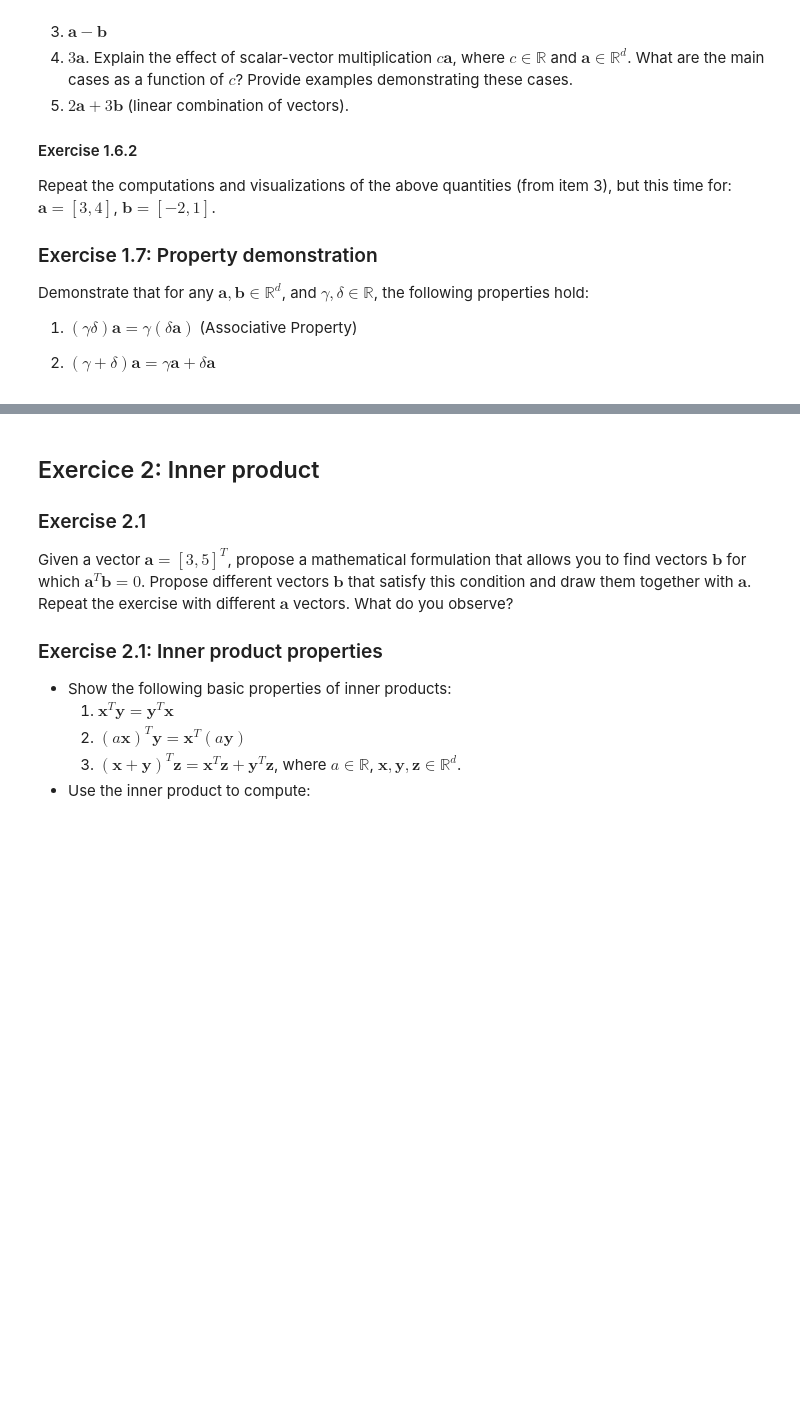
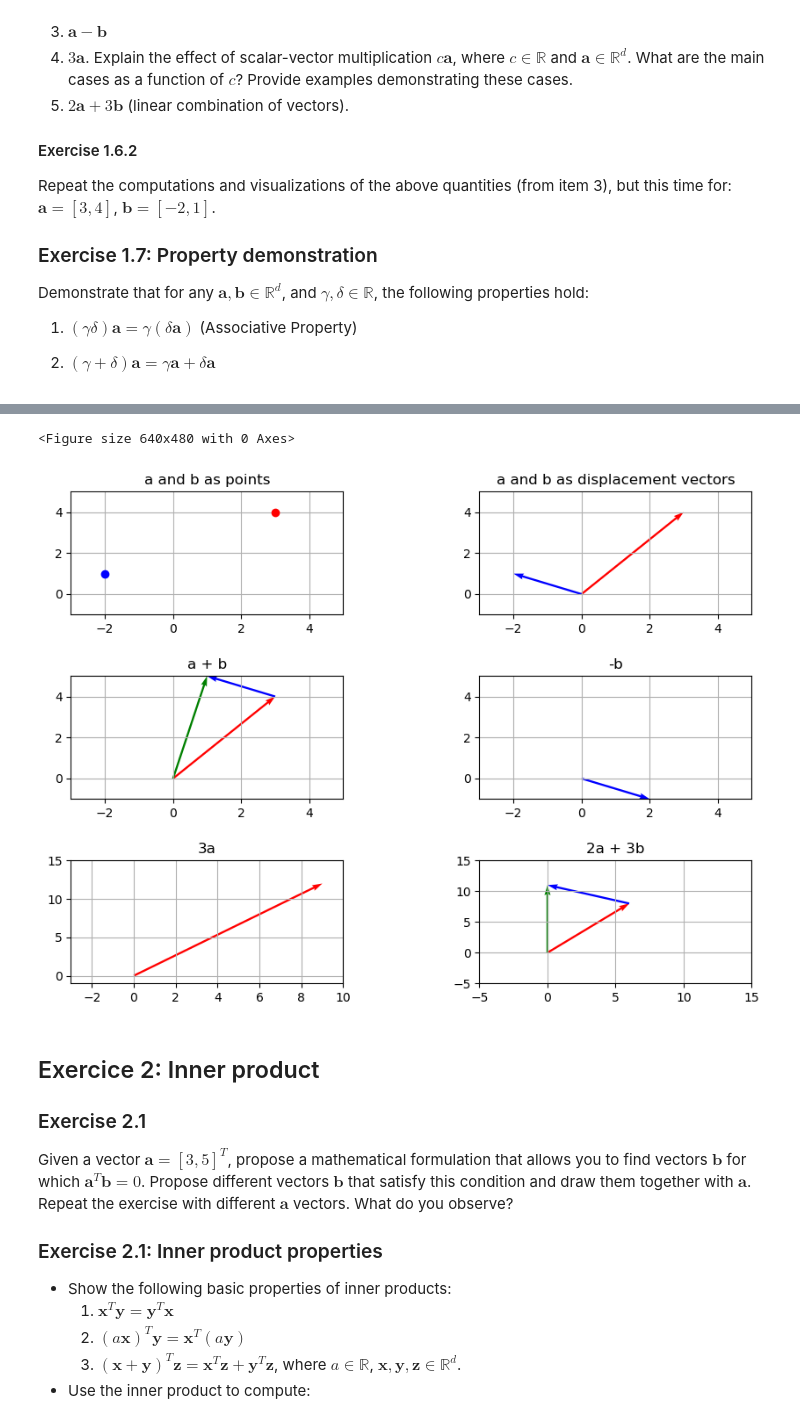
Before and after one commit to Briefgarde/TP1-KNN, a Jupyter notebook: tp1.ipynb, the cells around one changed output, grey strips where cells are left out. Cells and saved outputs as stored; diff of their text form; code cells hidden in the pictures; blank space fills up the shorter version.

Commit message:
did the rest of the first set of exercises

```diff
--- a/tp1.ipynb
+++ b/tp1.ipynb
@@ -99,3 +163,70 @@ Can be done here or on a report.
+# %%
+# Exercise 1.6.2
+
+import numpy as np
+import matplotlib.pyplot as plt
+
+a = np.array([3, 4])
+b = np.array([-2, 1])
+
+plt.figure()
+plt.figure(figsize=(10, 10))
+
+# Plot a and b as points
+plt.subplot(421)
+plt.title('a and b as points')
+plt.xlim(-3, 5)
+plt.ylim(-1, 5)
+plt.plot(a[0], a[1], 'ro')
+plt.plot(b[0], b[1], 'bo')
+plt.grid()
+# Plot a and b as displacement vectors
+plt.subplot(422)
+plt.title('a and b as displacement vectors')
+plt.xlim(-3, 5)
+plt.ylim(-1, 5)
+plt.quiver(0, 0, a[0], a[1], angles='xy', scale_units='xy', scale=1, color='r')
+plt.quiver(0, 0, b[0], b[1], angles='xy', scale_units='xy', scale=1, color='b')
+plt.grid()
+# Plot a + b
+plt.subplot(423)
+plt.title('a + b')
+plt.xlim(-3, 5)
+plt.ylim(-1, 5)
+plt.quiver(0, 0, a[0], a[1], angles='xy', scale_units='xy', scale=1, color='r')
+plt.quiver(a[0], a[1], b[0], b[1], angles='xy', scale_units='xy', scale=1, color='b')
+plt.quiver(0, 0, a[0] + b[0], a[1] + b[1], angles='xy', scale_units='xy', scale=1, color='g')
+plt.grid()
+# Plot -b
+plt.subplot(424)
+plt.title('-b')
+plt.xlim(-3, 5)
+plt.ylim(-1, 5)
+plt.quiver(0, 0, -b[0], -b[1], angles='xy', scale_units='xy', scale=1, color='b')
+plt.grid()
+# Plot 3a
+plt.subplot(425)
+plt.title('3a')
+plt.xlim(-3, 10)
+plt.ylim(-1, 15)
+plt.quiver(0, 0, 3*a[0], 3*a[1], angles='xy', scale_units='xy', scale=1, color='r')
+plt.grid()
+# Plot 2a + 3b
+plt.subplot(426)
+plt.title('2a + 3b')
+plt.xlim(-5, 15)
+plt.ylim(-5, 15)
+plt.quiver(0, 0, 2*a[0], 2*a[1], angles='xy', scale_units='xy', scale=1, color='r')
+plt.quiver(2*a[0], 2*a[1], 3*b[0], 3*b[1], angles='xy', scale_units='xy', scale=1, color='b')
+plt.quiver(0, 0, 2*a[0] + 3*b[0], 2*a[1] + 3*b[1], angles='xy', scale_units='xy', scale=1, color='g')
+plt.grid()
+# Adjust the spacing around subplots
+plt.subplots_adjust(hspace=0.5, wspace=0.5)
+
+plt.show()
+# %% [output]
+<Figure size 640x480 with 0 Axes>
+[figure, added]
 # %% [markdown]
 ## Exercice 2: Inner product
 
```
Also changed, not shown: parts of 3 cells of this notebook.
